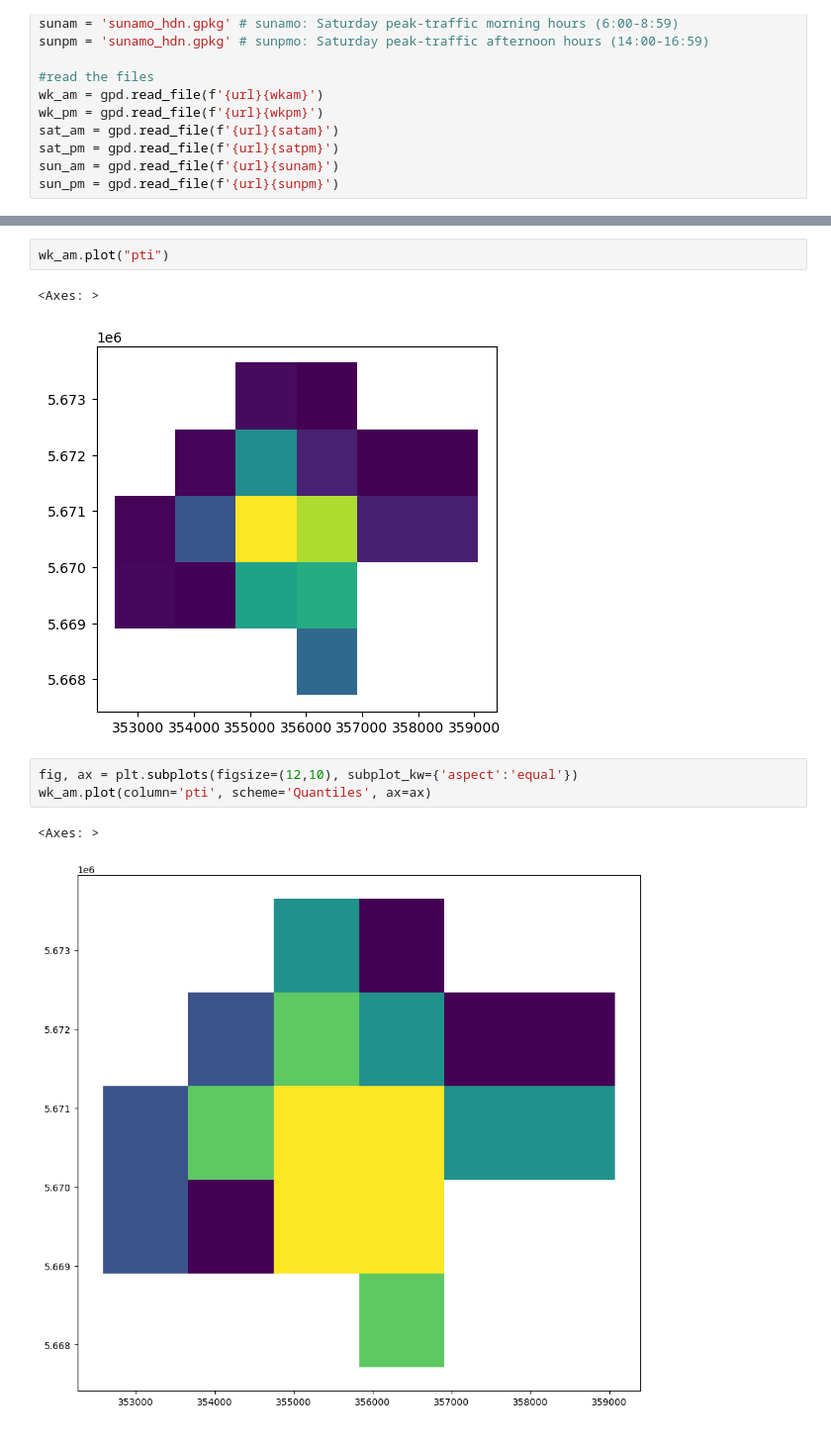
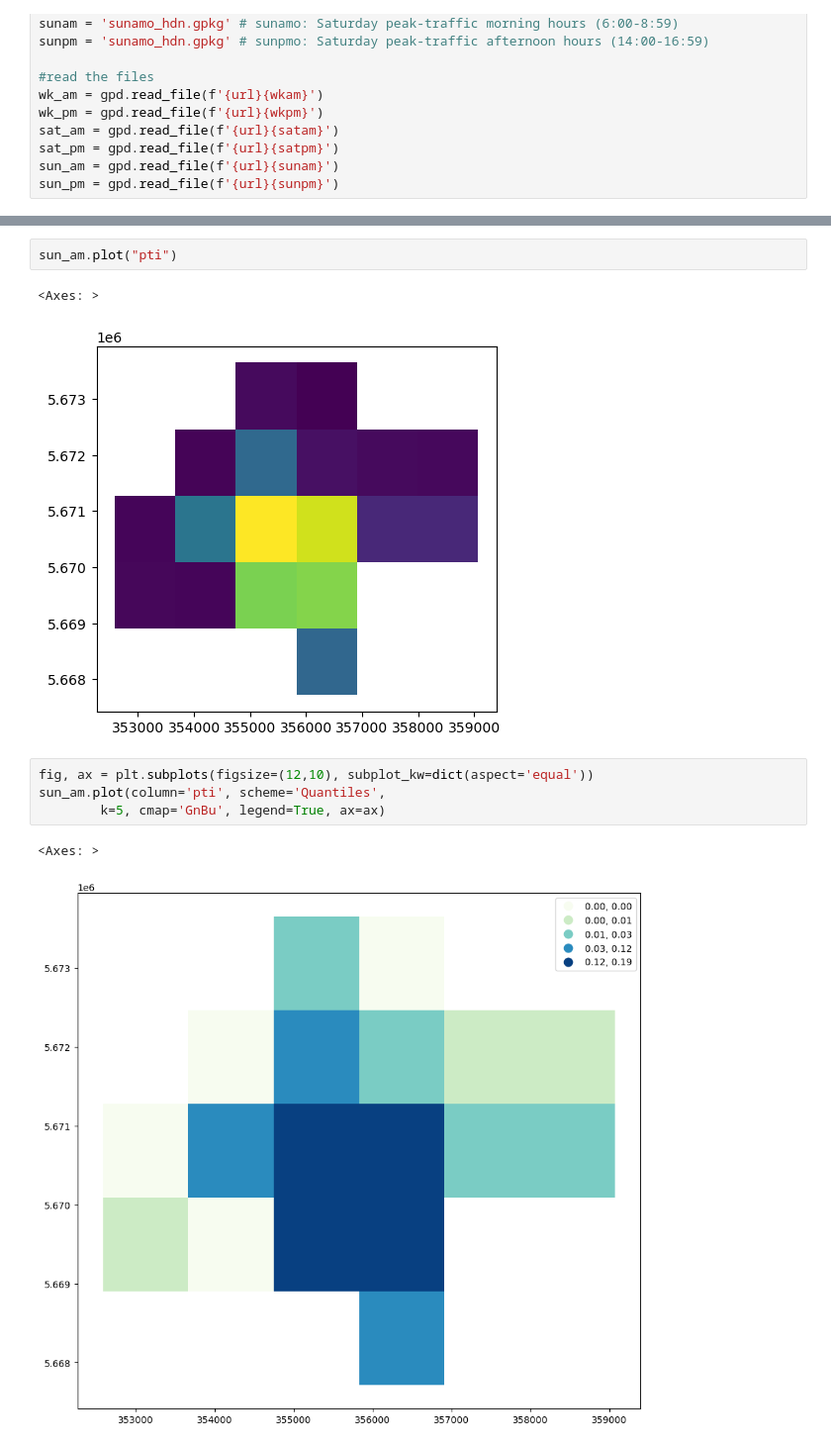
Before and after one commit to ssujit/move_sustainable, a Jupyter notebook: notebook/2_spatial_statistics.ipynb, the cells around one changed output, grey strips where cells are left out. Shown at 99% size. Drawn from its saved outputs; the diff is of its cells as text.

```diff
--- a/notebook/2_spatial_statistics.ipynb
+++ b/notebook/2_spatial_statistics.ipynb
@@ -40,11 +50,12 @@ sns.distplot(wk_am['pti'])
 # %%
-wk_am.plot("pti")
+sun_am.plot("pti")
 # %% [output]
 <Axes: >
-[figure, old version]
+[figure, new version]
 # %%
-fig, ax = plt.subplots(figsize=(12,10), subplot_kw={'aspect':'equal'})
-wk_am.plot(column='pti', scheme='Quantiles', ax=ax)
+fig, ax = plt.subplots(figsize=(12,10), subplot_kw=dict(aspect='equal'))
+sun_am.plot(column='pti', scheme='Quantiles',
+        k=5, cmap='GnBu', legend=True, ax=ax)
 # %% [output]
 <Axes: >
-[figure, old version]
+[figure, new version]
```
Also changed, not shown: parts of 38 cells of this notebook.
